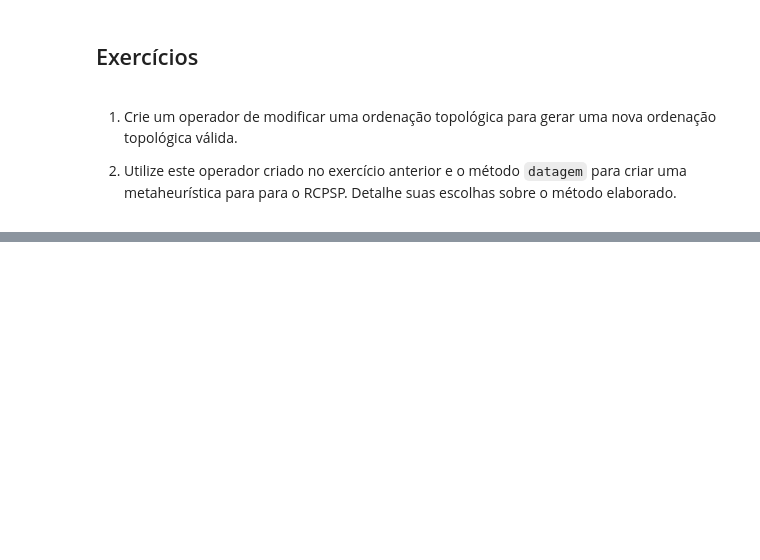
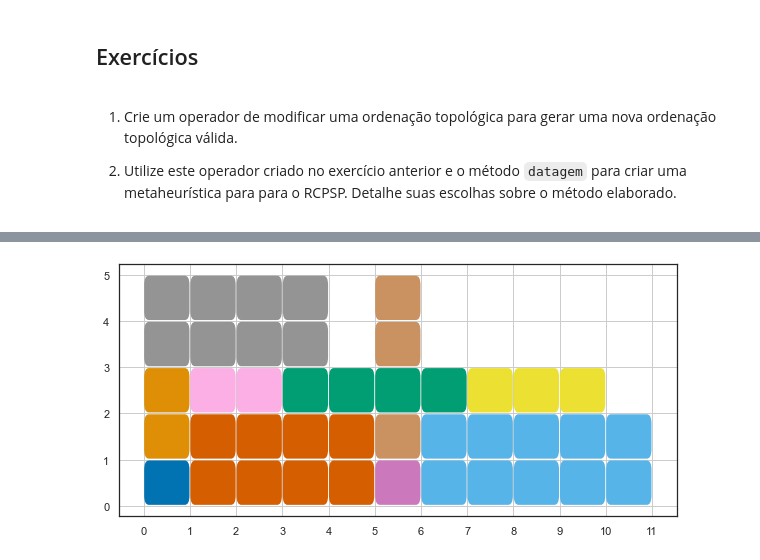
Before and after one commit to CoralBleaching/Metaheuristics-CombinatorialOptim, a Jupyter notebook: RCPSP.ipynb, the cells around one changed output, grey strips where cells are left out. Saved outputs shown, nothing was run; the diff lists cells and outputs as text; code cells hidden in the pictures; blank space fills up the shorter version.

```diff
--- a/RCPSP.ipynb
+++ b/RCPSP.ipynb
@@ -471,0 +601,4 @@ def modificar_ordernacao_topologica(ordernacao_topologica: List[int], rcpsp: RCP
+# %%
+plot_gantt(rcpsp)
+# %% [output]
+[figure, added]
```
Also changed, not shown: parts of 24 cells of this notebook.
